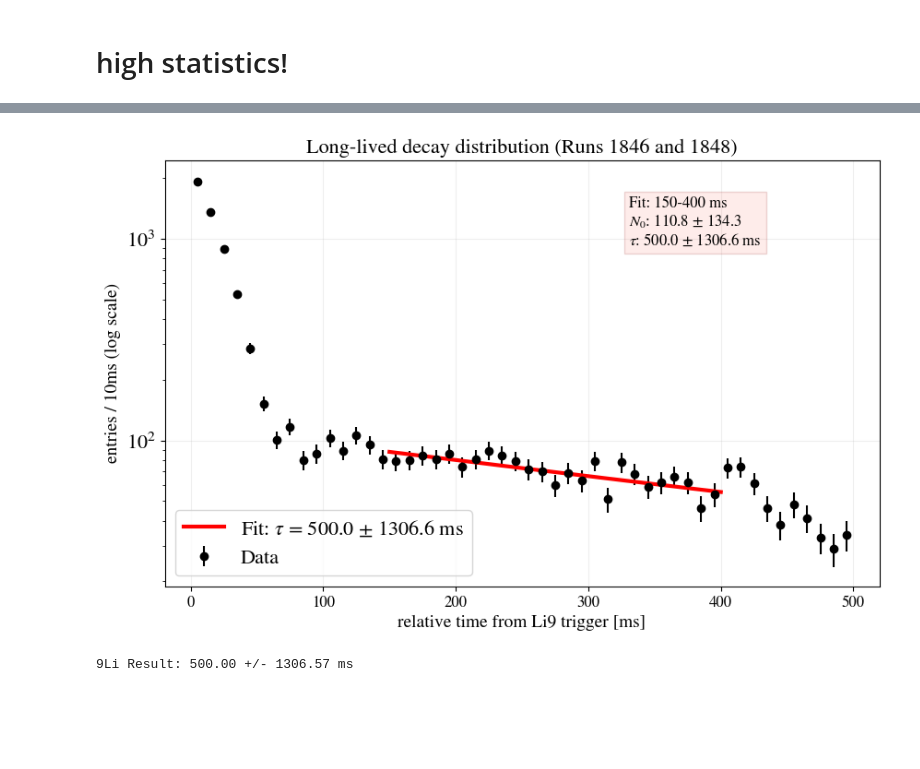
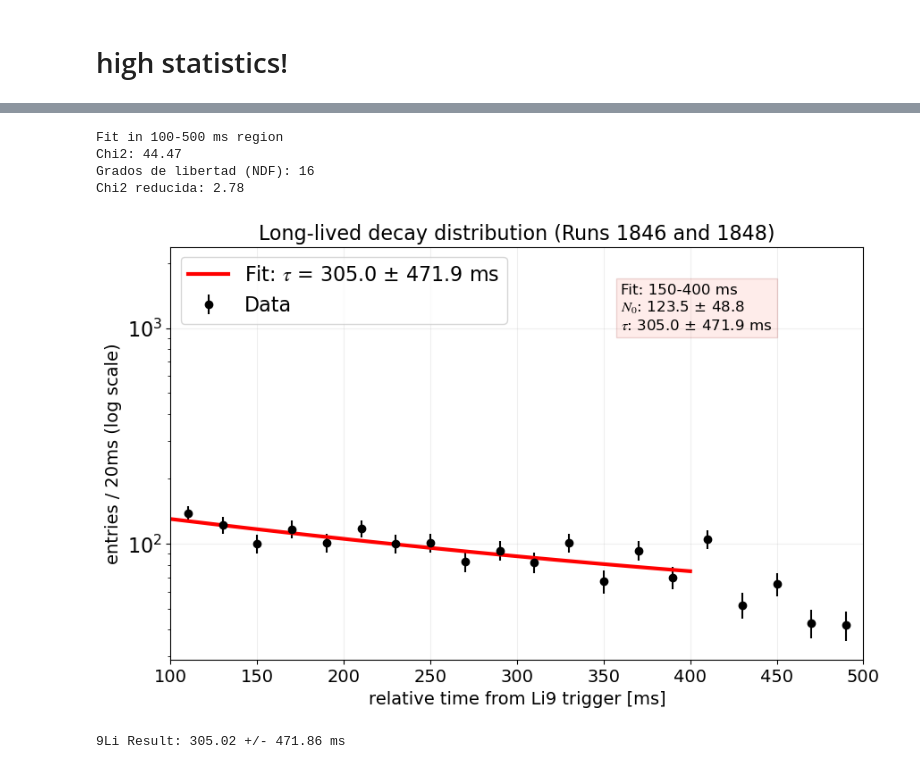
Before and after one commit to elenaramos44/9Li_analysis, a Jupyter notebook: notebooks/multilat_vertex_2nd_iteration.ipynb, the cells around one changed output, grey strips where cells are left out. Drawn from its saved outputs; the diff is of its cells as text; code cells hidden in the pictures; blank space fills up the shorter version.

```diff
--- a/notebooks/multilat_vertex_2nd_iteration.ipynb
+++ b/notebooks/multilat_vertex_2nd_iteration.ipynb
@@ -599,7 +600,7 @@ Total candidates combined: 8242
 def decay_func(t, N0, tau, background):
     return N0 * np.exp(-t / tau) + background
 
-bin_width =10
+bin_width =20
 bins = np.arange(0, 500 + bin_width, bin_width)
 
 counts, edges = np.histogram(df_combined['t_ms'], bins=bins)
@@ -648,42 +734,65 @@ plt.show()
+# %%
+# 1. Calcular los residuos ponderados
+# Usamos solo los datos dentro de la máscara mask_l
+residuals = y_data[mask_l] - decay_func_double(x_data[mask_l], *popt_l)
+
+# 2. Calcular Chi-cuadrado sumando (residuo / error)^2
+chi2_l = np.sum((residuals / y_err[mask_l])**2)
+
+# 3. Grados de libertad: Número de puntos - número de parámetros ajustados (4 en este caso)
+dof_l = len(x_data[mask_l]) - len(popt_l)
+
+# 4. Chi-cuadrado reducida
+chi2_red_l = chi2_l / dof_l
+
+print(f"Fit in 100-500 ms region")
+print(f"Chi2: {chi2_l:.2f}")
+print(f"Grados de libertad (NDF): {dof_l}")
+print(f"Chi2 reducida: {chi2_red_l:.2f}")
+# %% [output]
+Fit in 100-500 ms region
+Chi2: 44.47
+Grados de libertad (NDF): 16
+Chi2 reducida: 2.78
 # %%
 
-mask_l = (x_data >= 150) & (x_data <= 400)
+mask_l = (x_data >= 100) & (x_data <= 400)
 
 #bounds to the paramrters
 popt_l, pcov_l = curve_fit(decay_func, x_data[mask_l], y_data[mask_l],
                            p0=[50, 257.0, 25],
                            bounds=([0, 100, 0], [np.inf, 500, np.inf]),
                            sigma=y_err[mask_l])
 perr_l = np.sqrt(np.diag(pcov_l))
 
 fig, ax2 = plt.subplots(figsize=(10, 6))
 ax2.errorbar(centers, counts, yerr=np.sqrt(counts), fmt='ko', markersize=6, label='Data')
 
-t_l_plot = np.linspace(150, 400, 100)
+t_l_plot = np.linspace(100, 400, 100)
 ax2.plot(t_l_plot, decay_func(t_l_plot, *popt_l), 'r-', lw=3,
          label=f'Fit: $\\tau$ = {popt_l[1]:.1f} ± {perr_l[1]:.1f} ms')
 
 res_l = ("Fit: 150-400 ms\n"
          f"$N_0$: {popt_l[0]:.1f} ± {perr_l[0]:.1f}\n"
          f"$\\tau$: {popt_l[1]:.1f} ± {perr_l[1]:.1f} ms")
 
 ax2.text(0.65, 0.80, res_l, transform=ax2.transAxes, fontsize=12,
          bbox=dict(facecolor='salmon', alpha=0.15, edgecolor='darkred'))
 
 ax2.set_title("Long-lived decay distribution (Runs 1846 and 1848)", fontsize=16)
 ax2.set_xlabel("relative time from Li9 trigger [ms]", fontsize=14)
 ax2.set_ylabel(f"entries / {bin_width}ms (log scale)", fontsize=14)
-#ax2.set_xlim(0, 500)
+ax2.set_xlim(100, 500)
 #ax2.set_ylim(10, max(counts[centers > 100])*2) # Focus on the lower intensity tail
 ax2.set_yscale("log")
 ax2.legend()
 plt.grid(alpha=0.2)
 plt.show()
 
 print(f"9Li Result: {popt_l[1]:.2f} +/- {perr_l[1]:.2f} ms")
 # %% [output]
-[figure, old version]
+[figure, new version]
-9Li Result: 500.00 +/- 1306.57 ms
+9Li Result: 305.02 +/- 471.86 ms
 # %%
 fig, ax2 = plt.subplots(figsize=(12, 8))
 
```
Also changed, not shown: parts of 19 cells of this notebook, 4 other files.
